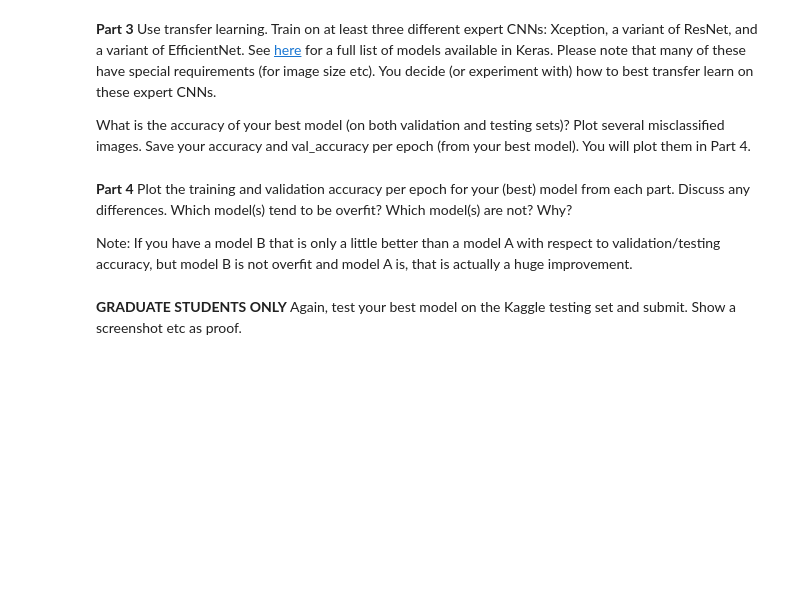
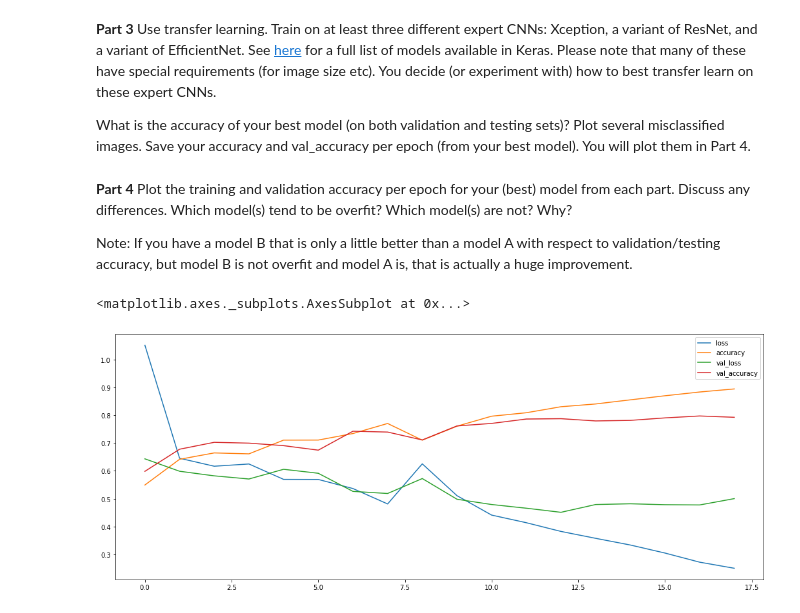
Before and after one commit to NeymanThomas/4499-Assignments, a Jupyter notebook: Mid-Project/MidProject.ipynb, the cells around one changed output. Saved outputs shown, nothing was run; the diff lists cells and outputs as text; code cells hidden in the pictures; blank space fills up the shorter version.

```diff
--- a/Mid-Project/MidProject.ipynb
+++ b/Mid-Project/MidProject.ipynb
@@ -29,0 +132,18 @@ Save your accuracy and val_accuracy each epoch. You will plot them in Part 4.
+# %%
+import cv2
+
+def resize_img(file_path):
+  img = cv2.imread(file_path, cv2.IMREAD_COLOR)
+  return cv2.resize(img, (60,60))  # This tuple represents the final image size desired
+
+X = np.ndarray((25000,60,60,3)) # 25000 images, 60x60 pixels, 3 channels (RGB)
+for i,image_file in enumerate(df['filename']):
+    X[i,:] = resize_img('train/train/'+image_file)
+
+from sklearn.model_selection import train_test_split
+
+Y = categories
+Y = np.array(Y)
+
+X_train, X_test, y_train, y_test = train_test_split(X, Y, test_size=5000)
+X_train, X_val, y_train, y_val = train_test_split(X_train, y_train, test_size=5000)
@@ -42,6 +297,10 @@ What is the accuracy of your best model (on both validation and testing sets)? P
 Plot the training and validation accuracy per epoch for your (best) model from each part. Discuss any differences. Which model(s) tend to be overfit? Which model(s) are not? Why?
 
 Note: If you have a model B that is only a little better than a model A with respect to validation/testing accuracy, but model B is not overfit and model A is, that is actually a huge improvement.
-# %% [markdown]
-**GRADUATE STUDENTS ONLY**</br>
-Again, test your best model on the Kaggle testing set and submit. Show a screenshot etc as proof.
+# %%
+# Part 1 Model
+# Evaluation -> loss: 0.4803 - accuracy: 0.7982
+pd.DataFrame(history.history).plot(figsize=(18,7))
+# %% [output]
+<matplotlib.axes._subplots.AxesSubplot at 0x...>
+[figure, added]
```
Also changed, not shown: parts of 19 cells of this notebook.
